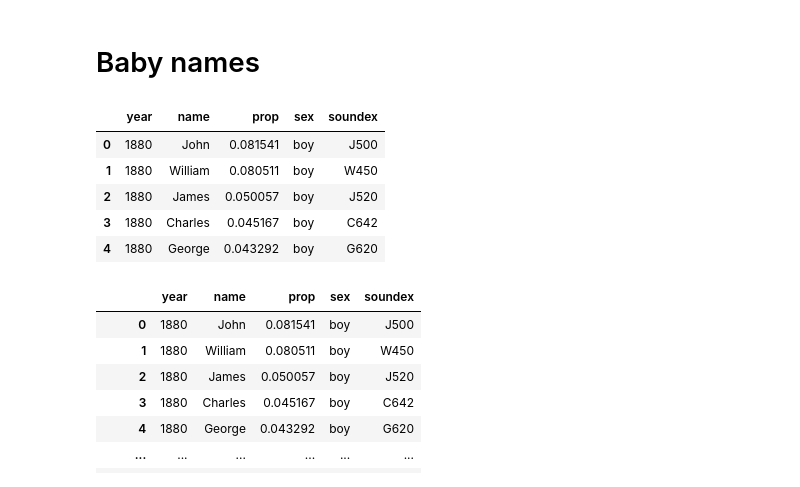
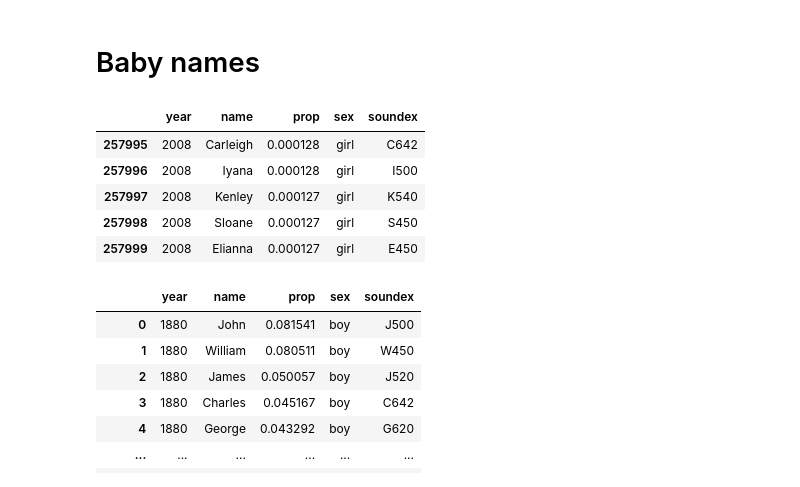
Before and after one commit to ja-vazquez/Python_compendium, a Jupyter notebook: Data_Analysis_with_Pandas.ipynb, the cells around one changed output. Drawn from its saved outputs; the diff is of its cells as text; code cells hidden in the pictures.

```diff
--- a/Data_Analysis_with_Pandas.ipynb
+++ b/Data_Analysis_with_Pandas.ipynb
@@ -7,7 +7,9 @@ import pandas as pd
 import numpy as np
 from matplotlib import pyplot as plt
 from pandas import Series, DataFrame
-#pd.set_option('display.mpl_style', 'default')
+pd.set_option('display.mpl_style', 'default')
 
-pd.set_option('display.width', 5000)
-pd.set_option('display.max_columns', 60)
+#pd.set_option('display.width', 5000)
+#pd.set_option('display.max_columns', 60)
+
+pd.options.display.max_rows = 10
@@ -118,13 +124,13 @@ pd.options.display.max_rows = 10
 names = pd.read_csv('data/baby-names2.csv')
 # %%
-names.head()
+names.tail()
 # %% [output]
 |  | year | name | prop | sex | soundex |
-| 0 | 1880 | John | 0.081541 | boy | J500 |
-| 1 | 1880 | William | 0.080511 | boy | W450 |
-| 2 | 1880 | James | 0.050057 | boy | J520 |
-| 3 | 1880 | Charles | 0.045167 | boy | C642 |
-| 4 | 1880 | George | 0.043292 | boy | G620 |
+| 257995 | 2008 | Carleigh | 0.000128 | girl | C642 |
+| 257996 | 2008 | Iyana | 0.000128 | girl | I500 |
+| 257997 | 2008 | Kenley | 0.000127 | girl | K540 |
+| 257998 | 2008 | Sloane | 0.000127 | girl | S450 |
+| 257999 | 2008 | Elianna | 0.000127 | girl | E450 |
 # %%
 names[names.year == 1880]
 # %% [output]
```
Also changed, not shown: parts of 18 cells of this notebook, 3 other files.
